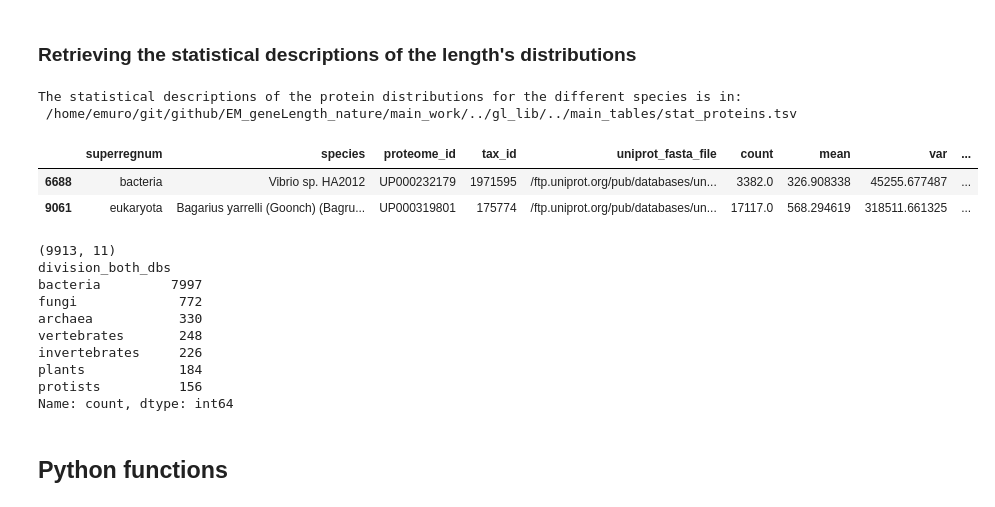
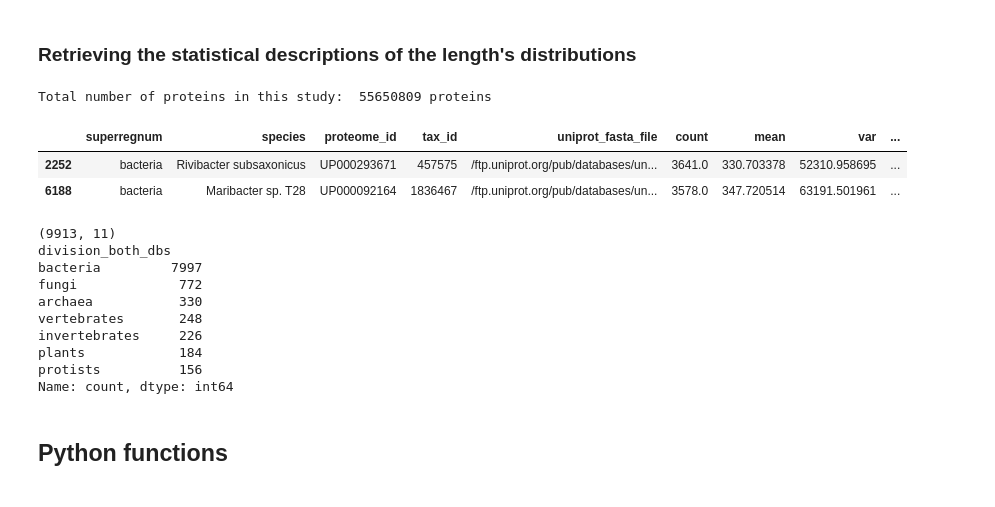
Before and after one commit to emuro/borrador, a Jupyter notebook: main_work/proteins_lognormDist.ipynb, the cells around one changed output. Drawn from its saved outputs; the diff is of its cells as text; code cells hidden in the pictures.

```diff
--- a/main_work/proteins_lognormDist.ipynb
+++ b/main_work/proteins_lognormDist.ipynb
@@ -20,26 +20,30 @@ import gl_constants as c
 # %%
 # statistics on length distributions for different species
 stat_file = c.STAT_P_FILE
-print("The statistical descriptions of the protein distributions for " + \
-    "the different species is in:\n", stat_file, "\n")
+if 0:
+    print("The statistical descriptions of the protein distributions for " + \
+        "the different species is in:\n", stat_file, "\n")
 
 # retrieve data and diminish the number of columns
 stat_df = pd.read_csv(stat_file, low_memory=False, sep="\t")
 stat_df = stat_df[["superregnum", "species", "proteome_id", "tax_id", "uniprot_fasta_file", \
     "count", "mean", "var", "division_both_dbs", "log10_mean", "log10_var"]]
+
+# Calculate the total number of proteins in this study
+total_p = stat_df["count"].sum()
+print("Total number of proteins in this study: ", f"{int(total_p)}", "proteins")
 
 # visualize data
 if 1:
     pd.set_option('display.max_columns', len(stat_df.columns))
     display(stat_df.sample(2))
     print(stat_df.shape)
     print(stat_df["division_both_dbs"].value_counts())
 # %% [output]
-The statistical descriptions of the protein distributions for the different species is in:
- /home/emuro/git/github/EM_geneLength_nature/main_work/../gl_lib/../main_tables/stat_proteins.tsv
+Total number of proteins in this study:  55650809 proteins
 |  | superregnum | species | proteome_id | tax_id | uniprot_fasta_file | count | mean | var | ... |
-| 6688 | bacteria | Vibrio sp. HA2012 | UP000232179 | 1971595 | /ftp.uniprot.org/pub/databases/un... | 3382.0 | 326.908338 | 45255.677487 | ... |
-| 9061 | eukaryota | Bagarius yarrelli (Goonch) (Bagru... | UP000319801 | 175774 | /ftp.uniprot.org/pub/databases/un... | 17117.0 | 568.294619 | 318511.661325 | ... |
+| 2252 | bacteria | Rivibacter subsaxonicus | UP000293671 | 457575 | /ftp.uniprot.org/pub/databases/un... | 3641.0 | 330.703378 | 52310.958695 | ... |
+| 6188 | bacteria | Maribacter sp. T28 | UP000092164 | 1836467 | /ftp.uniprot.org/pub/databases/un... | 3578.0 | 347.720514 | 63191.501961 | ... |
 (9913, 11)
 division_both_dbs
 bacteria         7997
```
Also changed, not shown: 1 other file.
